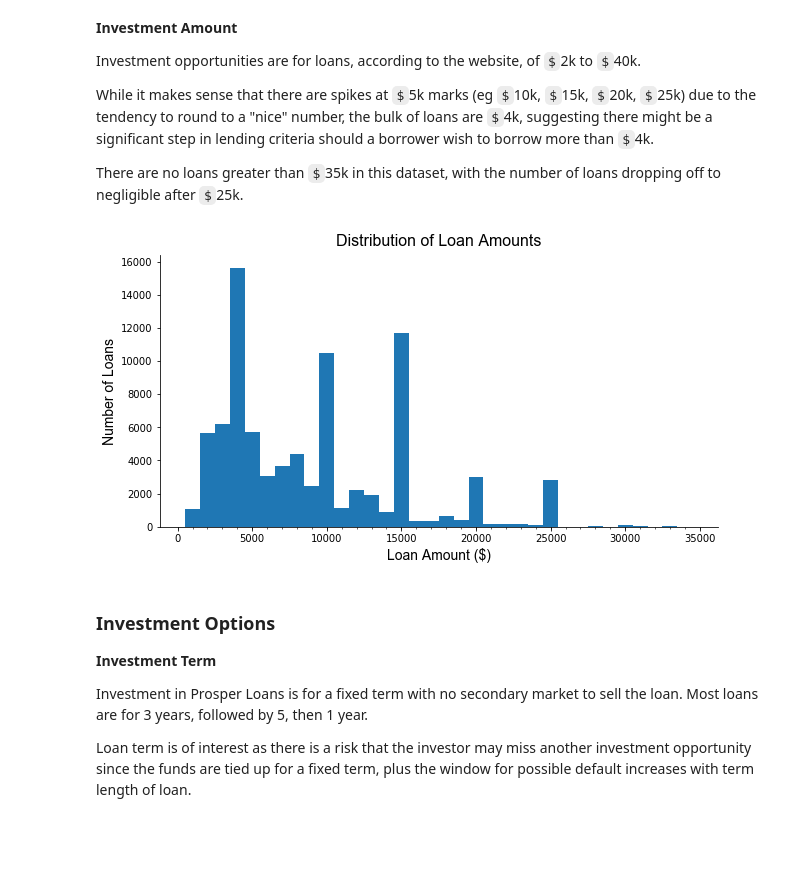
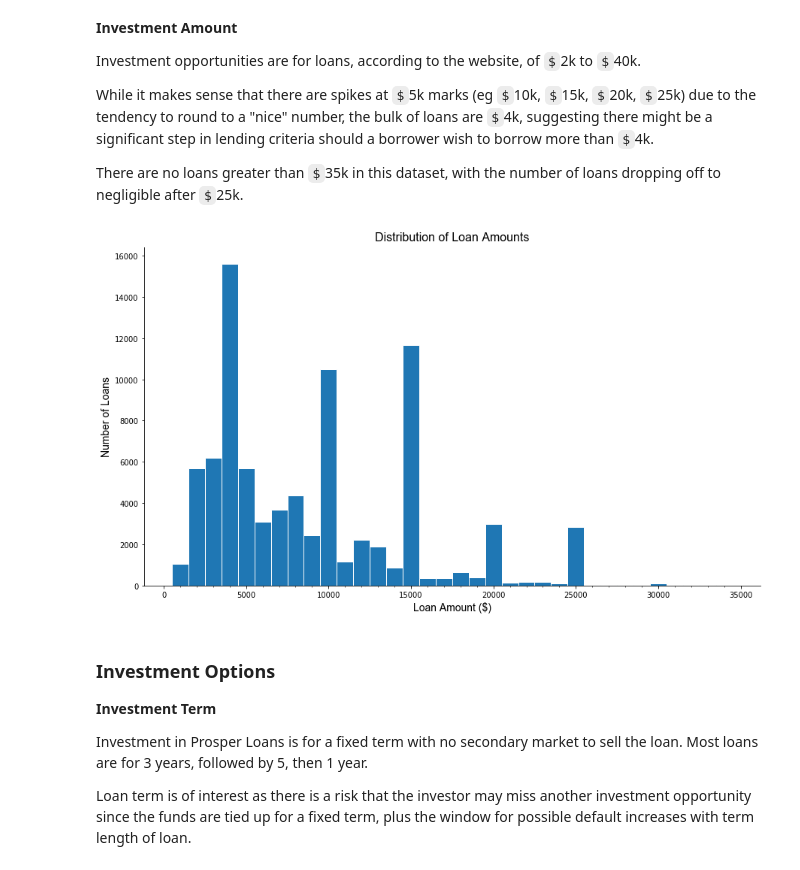
Before and after one commit to JenniferRomana/prosper_loans_PYTHON, a Jupyter notebook: Prosper_slides.ipynb, the cells around one changed output. Cells and saved outputs as stored; diff of their text form; code cells hidden in the pictures; blank space fills up the shorter version.

```diff
--- a/Prosper_slides.ipynb
+++ b/Prosper_slides.ipynb
@@ -113,19 +113,19 @@ While it makes sense that there are spikes at `$`5k marks (eg `$`10k, `$`15k, `$
 There are no loans greater than `$`35k in this dataset, with the number of loans dropping off to negligible after `$`25k.
 # %%
 # Amount borrowed
-fig, ax=plt.subplots(figsize=(10,5))
+fig, ax=plt.subplots(figsize=[14.70, 8.27])
 bin_edges=np.arange(500,loans_post2009['LoanOriginalAmount'].max()+500,1000)
 major_ticks=np.arange(0,loans_post2009['LoanOriginalAmount'].max()+1000,5000)
 minor_ticks=np.arange(0,loans_post2009['LoanOriginalAmount'].max()+1000,1000)
-plt.hist(data=loans_post2009, x='LoanOriginalAmount', bins=bin_edges)
+plt.hist(data=loans_post2009, x='LoanOriginalAmount', bins=bin_edges, edgecolor='white')
 ax.set_xticks(major_ticks)
 ax.set_xticks(minor_ticks, minor=True)
 plt.xlabel('Loan Amount ($)', fontdict=axis_font)
 plt.ylabel('Number of Loans', fontdict=axis_font)
 plt.title('Distribution of Loan Amounts', fontdict=title_font)
 sb.despine();
 # %% [output]
-[figure, old version]
+[figure, new version]
 # %% [markdown]
 ### Investment Options
 
```
Also changed, not shown: parts of 13 cells of this notebook.
